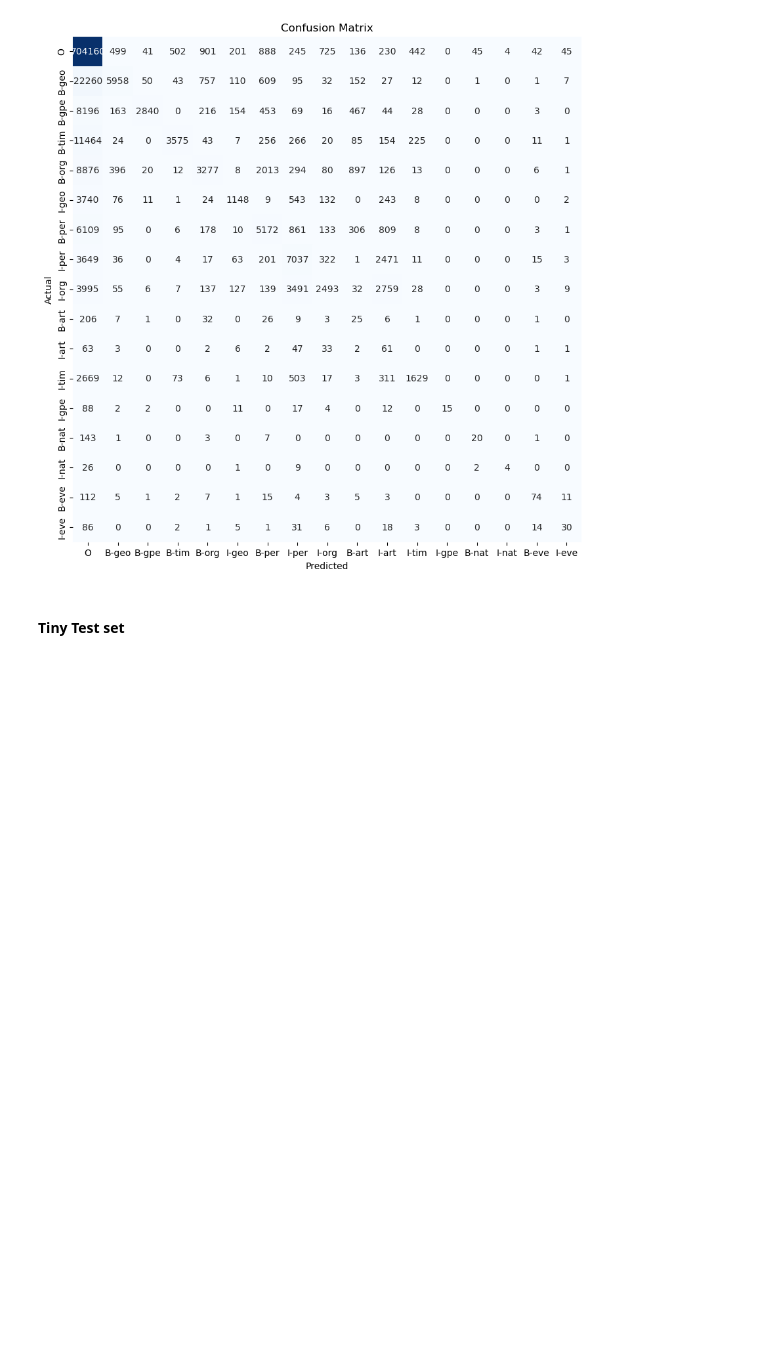
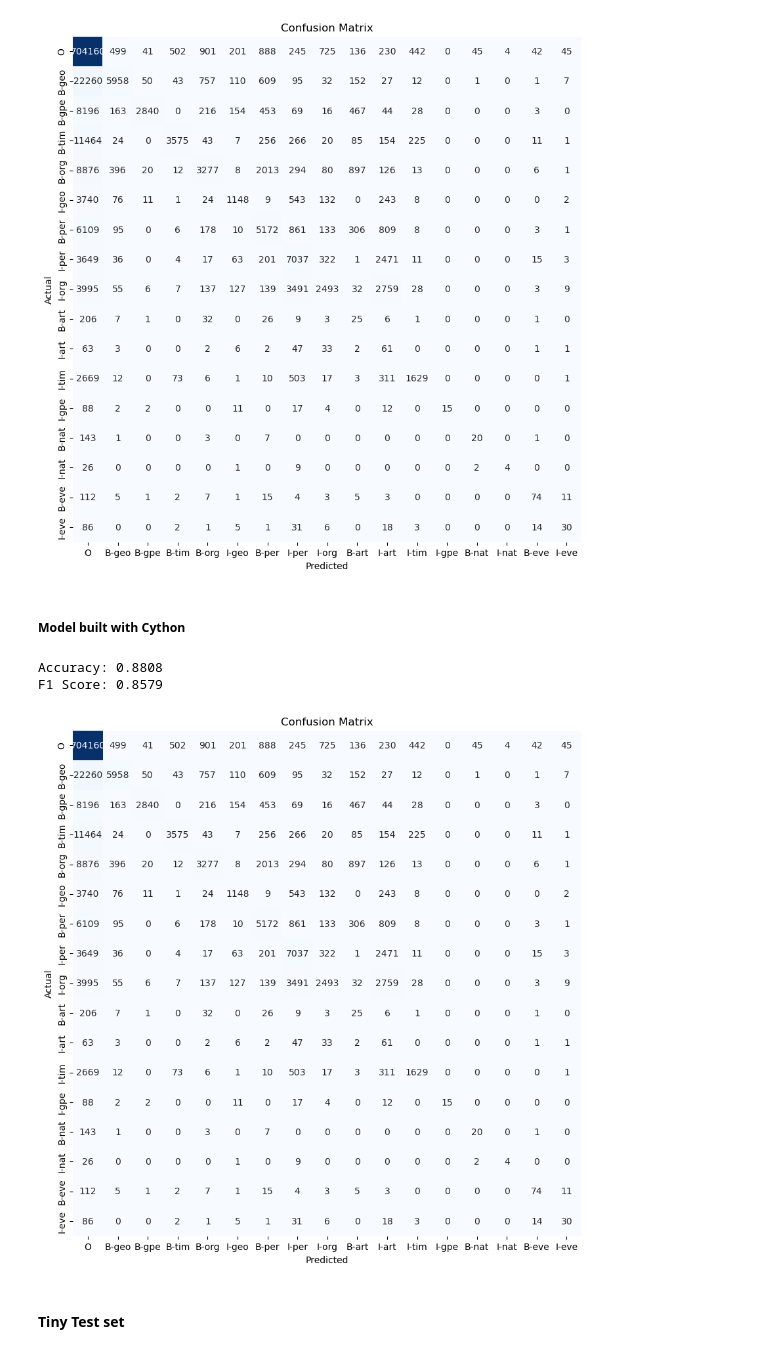
Before and after one commit to davidrosado4/named-entity-recognition, a Jupyter notebook: reproduce_results.ipynb, the cells around one changed output. Drawn from its saved outputs; the diff is of its cells as text; code cells hidden in the pictures; blank space fills up the shorter version.

```diff
--- a/reproduce_results.ipynb
+++ b/reproduce_results.ipynb
@@ -85,5 +101,15 @@ evaluate(y_test_true, y_test_pred, tag_dict_rev)
 Accuracy: 0.8808
 F1 Score: 0.8579
 [figure]
+# %% [markdown]
+##### Model built with Cython
+# %%
+y_test_pred_c = predict_SP(sp_c, X_test)
+# %%
+evaluate(y_test_true, y_test_pred_c, tag_dict_rev)
+# %% [output]
+Accuracy: 0.8808
+F1 Score: 0.8579
+[figure, added]
 # %% [markdown]
 #### Tiny Test set
```
Also changed, not shown: parts of 27 cells of this notebook, 2 other files.
